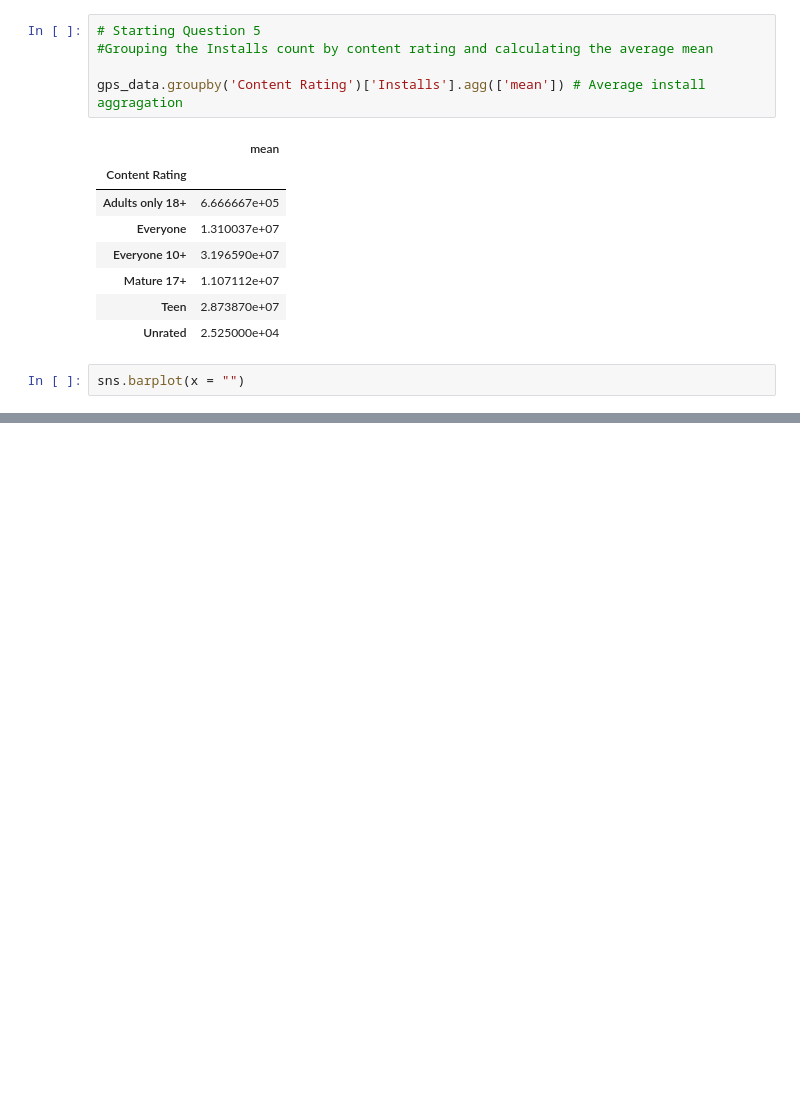
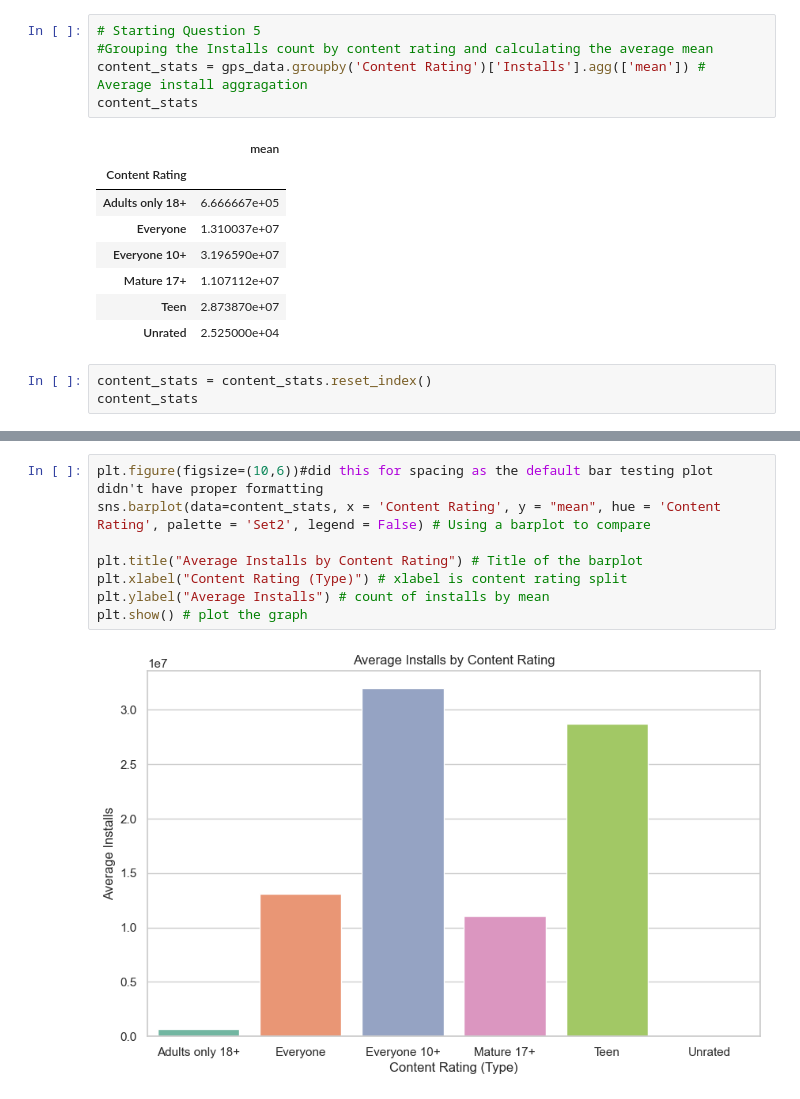
Before and after one commit to Harish-Senthilkumar/google-play-store-analysis, a Jupyter notebook: notebooks/analysis.ipynb, the cells around one changed output, grey strips where cells are left out. Cells and saved outputs as stored; diff of their text form; blank space fills up the shorter version.

Commit message:
bar plot for all content rating average installs

```diff
--- a/notebooks/analysis.ipynb
+++ b/notebooks/analysis.ipynb
@@ -632,8 +632,8 @@ stop investing time updating apps that are not as popular or active as it was in
 # %%
 # Starting Question 5
 #Grouping the Installs count by content rating and calculating the average mean
-
-gps_data.groupby('Content Rating')['Installs'].agg(['mean']) # Average install aggragation
+content_stats = gps_data.groupby('Content Rating')['Installs'].agg(['mean']) # Average install aggragation
+content_stats
 # %% [output]
 |  | mean |
 | Content Rating |  |
@@ -644,4 +644,5 @@ gps_data.groupby('Content Rating')['Installs'].agg(['mean']) # Average install a
 | Teen | 2.873870e+07 |
 | Unrated | 2.525000e+04 |
 # %%
-sns.barplot(x = "")
+content_stats = content_stats.reset_index()
+content_stats
@@ -647,0 +657,10 @@ sns.barplot(x = "")
+# %%
+plt.figure(figsize=(10,6))#did this for spacing as the default bar testing plot didn't have proper formatting
+sns.barplot(data=content_stats, x = 'Content Rating', y = "mean", hue = 'Content Rating', palette = 'Set2', legend = False) # Using a barplot to compare
+
+plt.title("Average Installs by Content Rating") # Title of the barplot
+plt.xlabel("Content Rating (Type)") # xlabel is content rating split
+plt.ylabel("Average Installs") # count of installs by mean
+plt.show() # plot the graph
+# %% [output]
+[figure, added]
```
Also changed, not shown: parts of 1 cell of this notebook.
